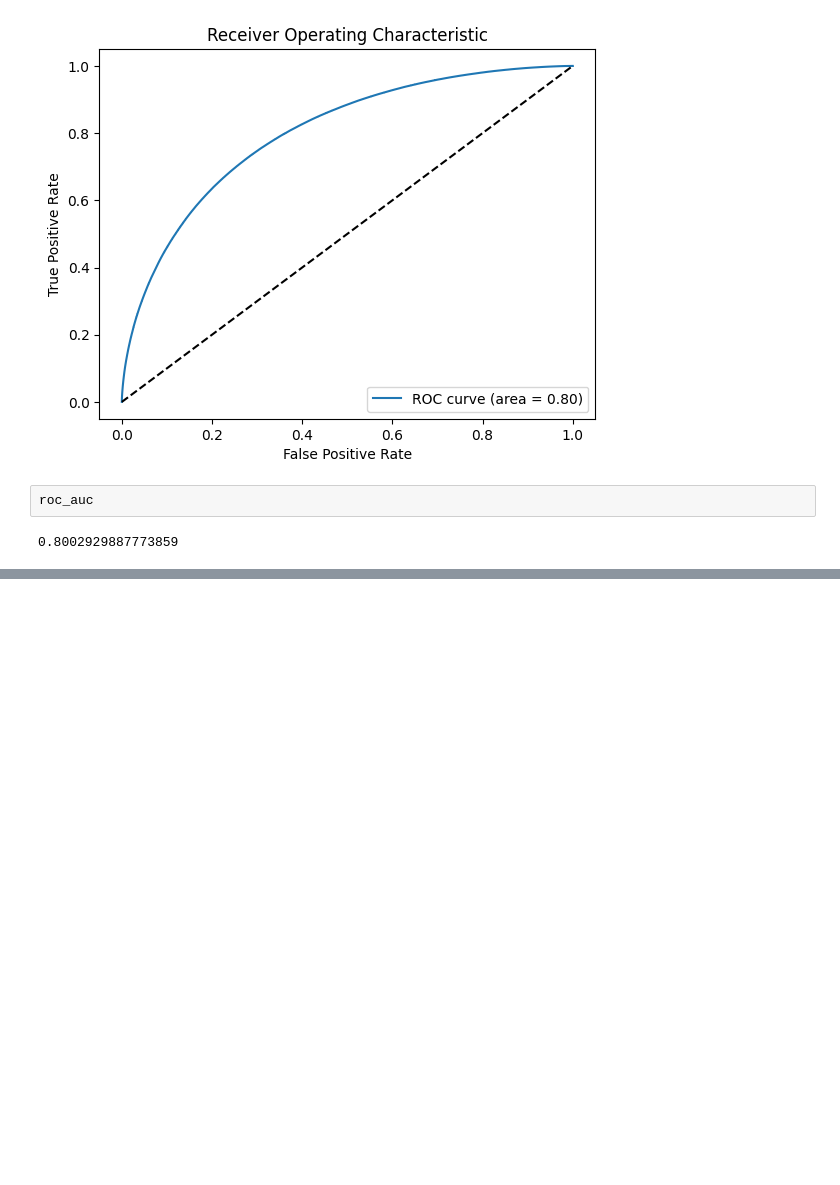
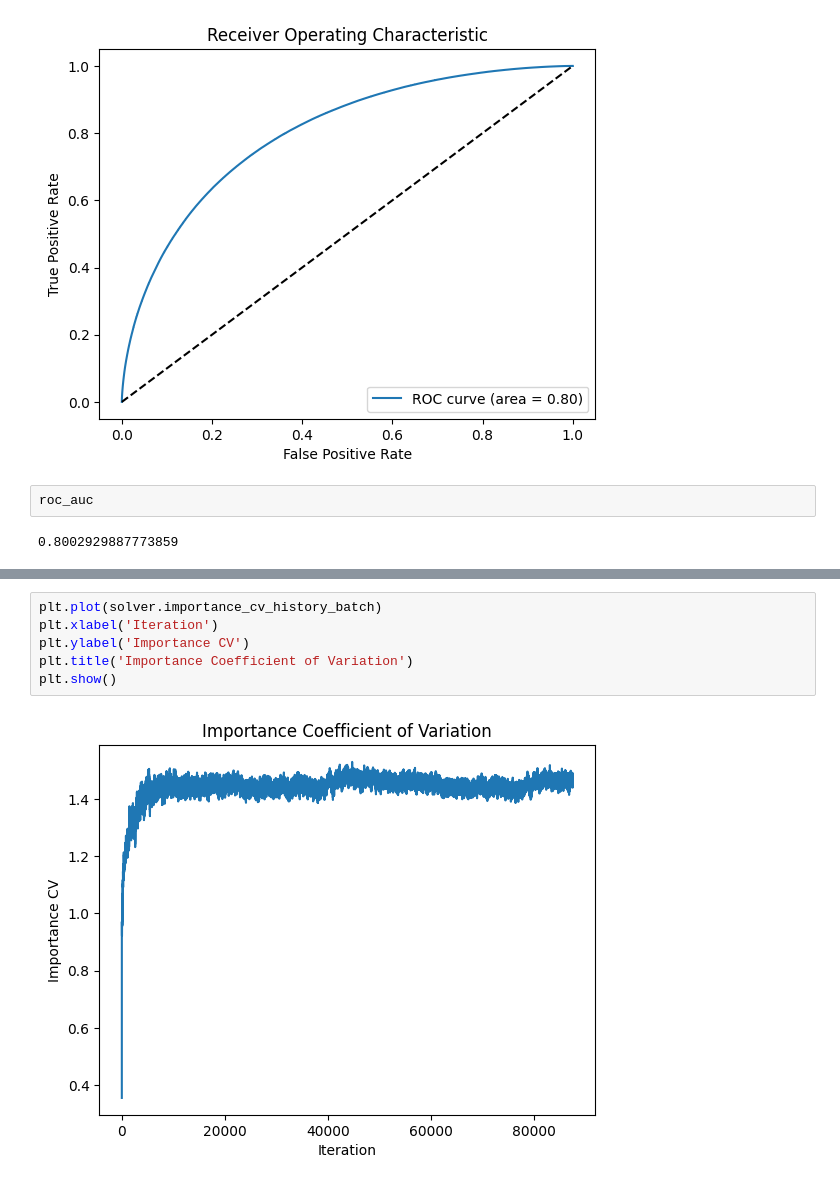
Before and after one commit to paataugrekhelidze/Recsys, a Jupyter notebook: ranking/dcn/demo.ipynb, the cells around one changed output, grey strips where cells are left out. Saved outputs shown, nothing was run; the diff lists cells and outputs as text; blank space fills up the shorter version.

```diff
--- a/ranking/dcn/demo.ipynb
+++ b/ranking/dcn/demo.ipynb
@@ -294,0 +463,8 @@ roc_auc
+# %%
+plt.plot(solver.importance_cv_history_batch)
+plt.xlabel('Iteration')
+plt.ylabel('Importance CV')
+plt.title('Importance Coefficient of Variation')
+plt.show()
+# %% [output]
+[figure, added]
```
Also changed, not shown: parts of 9 cells of this notebook, 2 other files.
